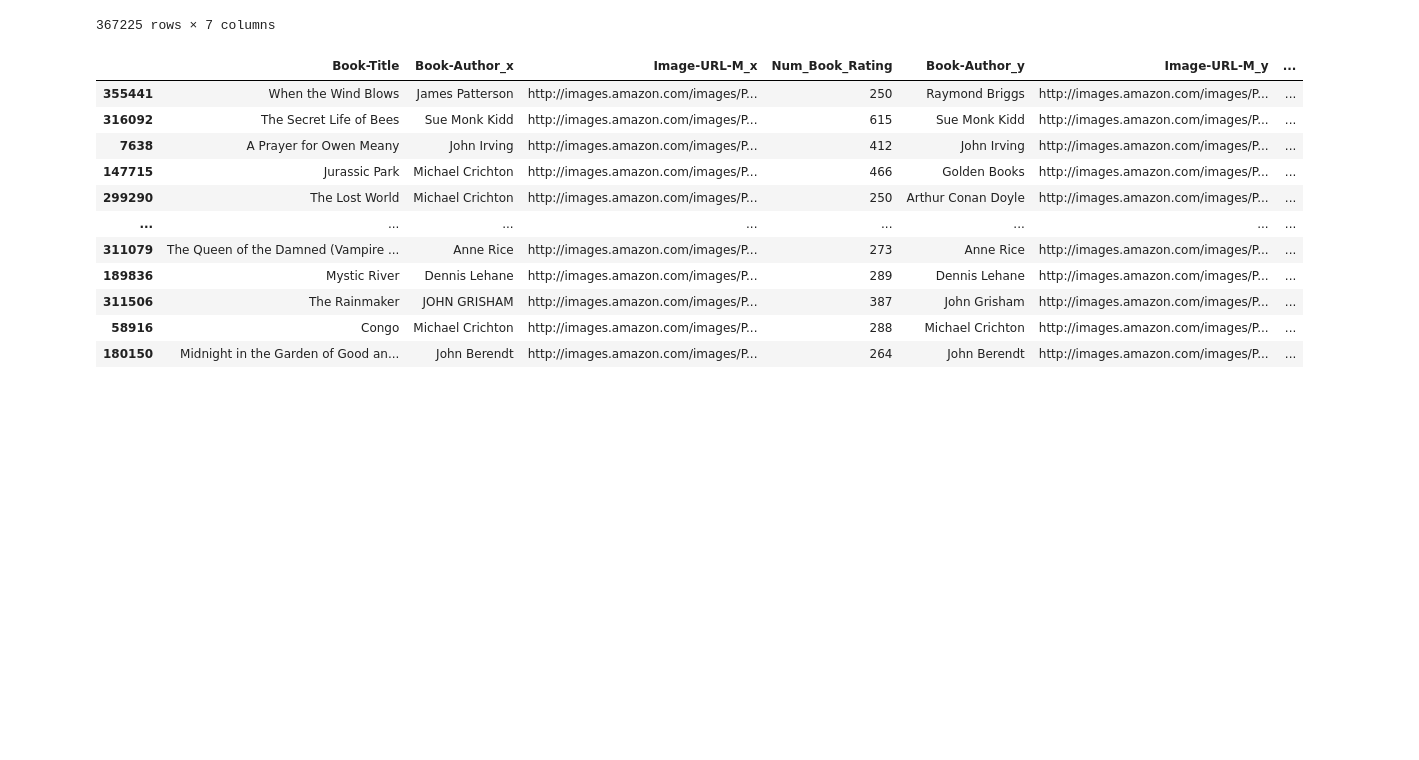
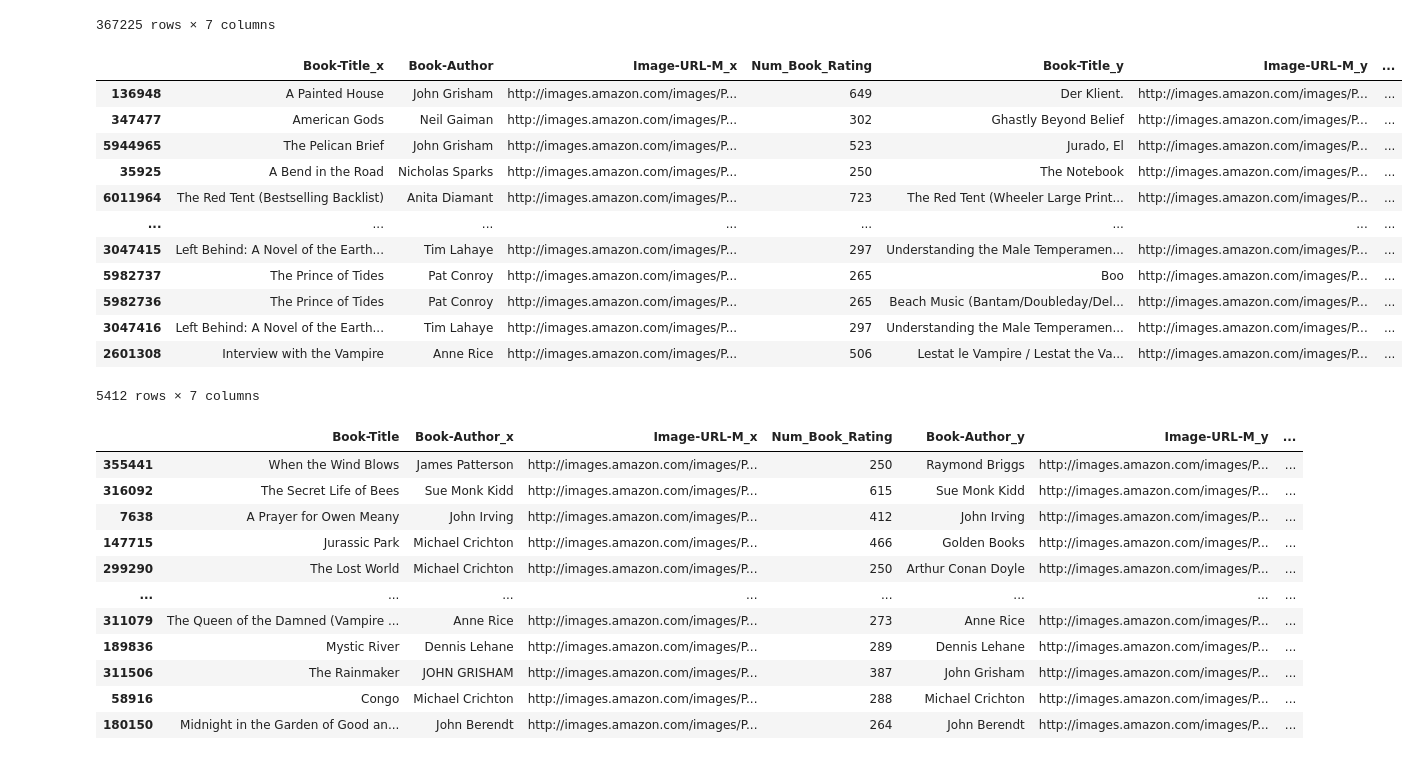
Before and after one commit to astrospkc/Pick-book, a Jupyter notebook: AiAmazonKindle (1).ipynb, the cells around one changed output. Saved outputs shown, nothing was run; the diff lists cells and outputs as text; code cells hidden in the pictures; blank space fills up the shorter version.

```diff
--- a/AiAmazonKindle (1).ipynb
+++ b/AiAmazonKindle (1).ipynb
@@ -192,6 +213,22 @@ popular_df
 | 367223 | Ã?Â?stlich der Berge. | David Guterson | http://images.amazon.com/images/P... | 3 | David Guterson | http://images.amazon.com/images/P... | ... |
 | 367224 | Ã?Â?thique en toc | Didier Daeninckx | http://images.amazon.com/images/P... | 2 | Didier Daeninckx | http://images.amazon.com/images/P... | ... |
 367225 rows × 7 columns
+# %%
+popular_df_author[popular_df_author['Num_Book_Rating'] >= 250].sort_values('Avg_Book_Rating', ascending=False)
+# %% [output]
+|  | Book-Title_x | Book-Author | Image-URL-M_x | Num_Book_Rating | Book-Title_y | Image-URL-M_y | ... |
+| 136948 | A Painted House | John Grisham | http://images.amazon.com/images/P... | 649 | Der Klient. | http://images.amazon.com/images/P... | ... |
+| 347477 | American Gods | Neil Gaiman | http://images.amazon.com/images/P... | 302 | Ghastly Beyond Belief | http://images.amazon.com/images/P... | ... |
+| 5944965 | The Pelican Brief | John Grisham | http://images.amazon.com/images/P... | 523 | Jurado, El | http://images.amazon.com/images/P... | ... |
+| 35925 | A Bend in the Road | Nicholas Sparks | http://images.amazon.com/images/P... | 250 | The Notebook | http://images.amazon.com/images/P... | ... |
+| 6011964 | The Red Tent (Bestselling Backlist) | Anita Diamant | http://images.amazon.com/images/P... | 723 | The Red Tent (Wheeler Large Print... | http://images.amazon.com/images/P... | ... |
+| ... | ... | ... | ... | ... | ... | ... | ... |
+| 3047415 | Left Behind: A Novel of the Earth... | Tim Lahaye | http://images.amazon.com/images/P... | 297 | Understanding the Male Temperamen... | http://images.amazon.com/images/P... | ... |
+| 5982737 | The Prince of Tides | Pat Conroy | http://images.amazon.com/images/P... | 265 | Boo | http://images.amazon.com/images/P... | ... |
+| 5982736 | The Prince of Tides | Pat Conroy | http://images.amazon.com/images/P... | 265 | Beach Music (Bantam/Doubleday/Del... | http://images.amazon.com/images/P... | ... |
+| 3047416 | Left Behind: A Novel of the Earth... | Tim Lahaye | http://images.amazon.com/images/P... | 297 | Understanding the Male Temperamen... | http://images.amazon.com/images/P... | ... |
+| 2601308 | Interview with the Vampire | Anne Rice | http://images.amazon.com/images/P... | 506 | Lestat le Vampire / Lestat the Va... | http://images.amazon.com/images/P... | ... |
+5412 rows × 7 columns
 # %%
 # prompt: popular_df[popular_df['Num_Book_Rating']>=250].sort_values('avg_book_rating', ascending=False) , do this code without any error
 
```
Also changed, not shown: parts of 3 cells of this notebook, 4 other files.
